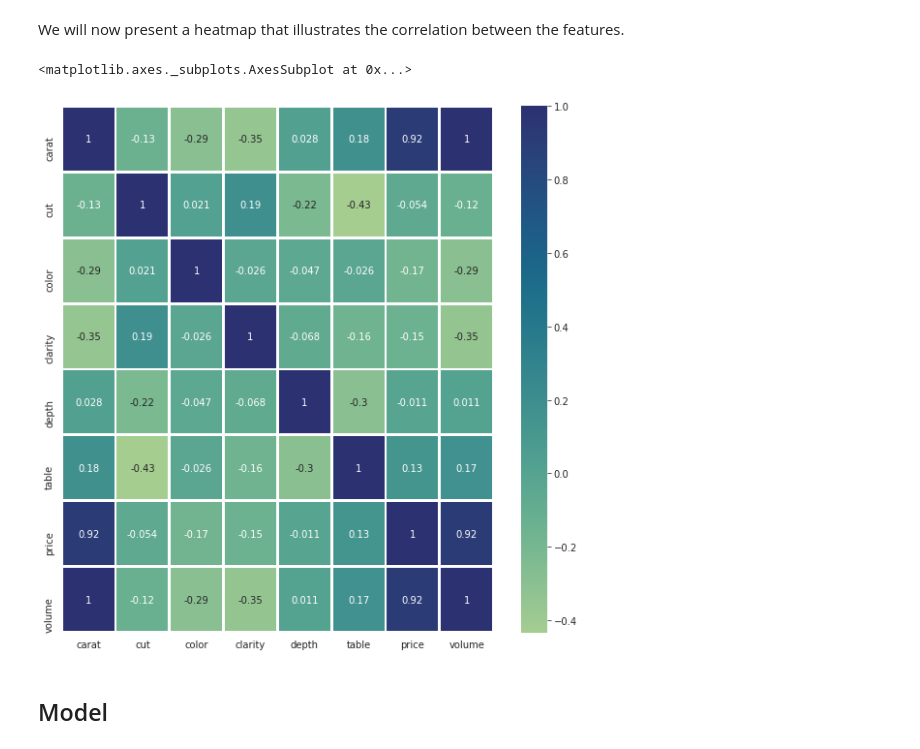
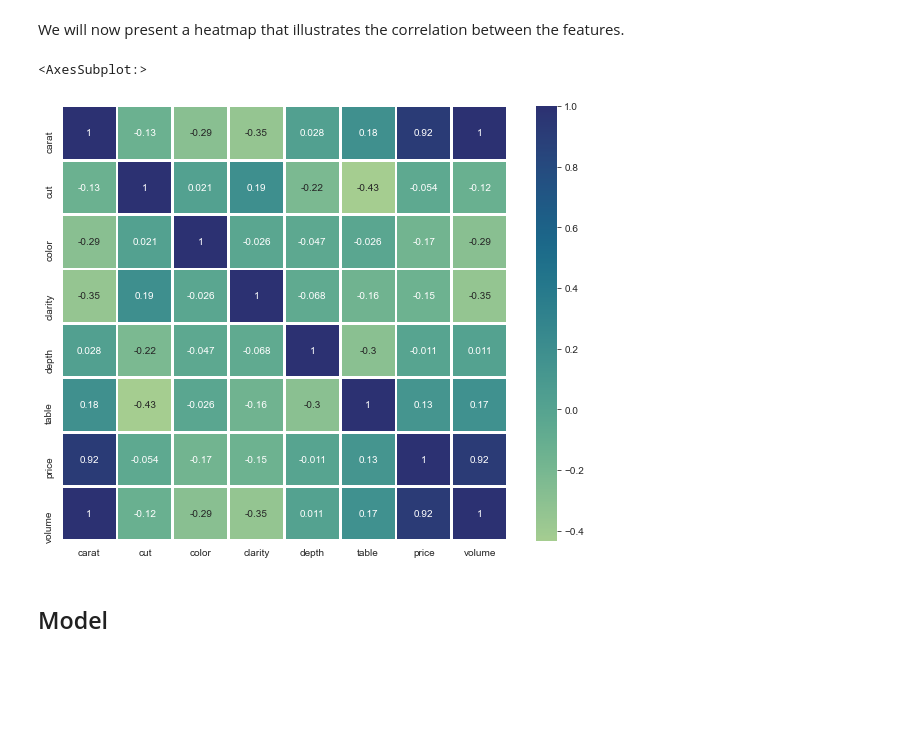
Before and after one commit to noamya-sh/Final-project-SemesterA, a Jupyter notebook: Diamonds-regression.ipynb, the cells around one changed output. Drawn from its saved outputs; the diff is of its cells as text; code cells hidden in the pictures; blank space fills up the shorter version.

```diff
--- a/Diamonds-regression.ipynb
+++ b/Diamonds-regression.ipynb
@@ -192,11 +177,11 @@ data['clarity'] = data['clarity'].map(new_clarity);
 We will now present a heatmap that illustrates the correlation between the features.
 # %%
 correlation= data.corr()#calculate correlation of features
-f, ax = plt.subplots(figsize=(10,10))
+f, ax = plt.subplots(figsize=(10,8))
 sns.heatmap(correlation,cmap="crest",annot=True,linewidths=2)#show the correlation on map.
 # %% [output]
-<matplotlib.axes._subplots.AxesSubplot at 0x...>
+<AxesSubplot:>
-[figure, old version]
+[figure, new version]
 # %% [markdown]
 ## Model
 # %% [markdown]
```
Also changed, not shown: parts of 20 cells of this notebook, 1 other file.
